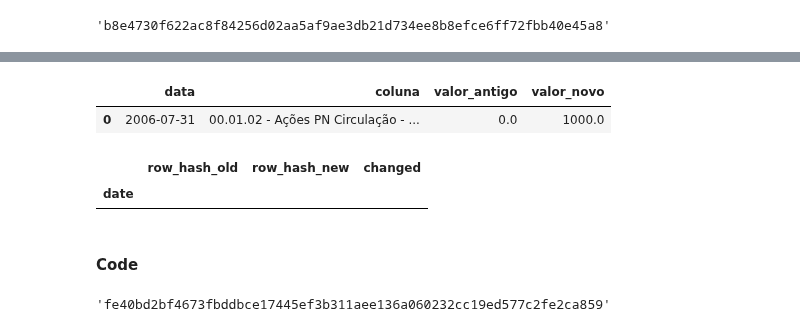
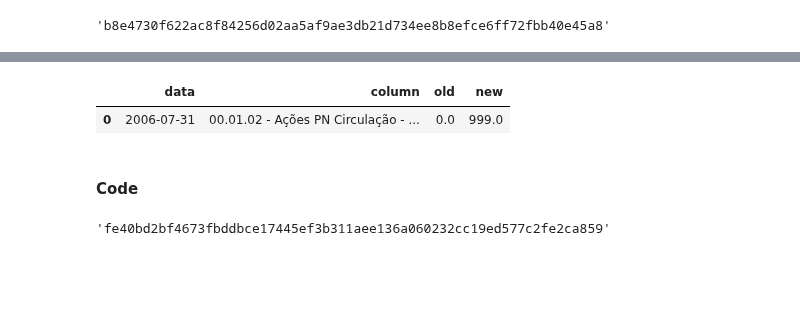
Before and after one commit to faustostangler/FLY, a Jupyter notebook: playgroung.ipynb, the cells around one changed output, grey strips where cells are left out. Drawn from its saved outputs; the diff is of its cells as text; code cells hidden in the pictures; blank space fills up the shorter version.

```diff
--- a/playgroung.ipynb
+++ b/playgroung.ipynb
@@ -1053,51 +1346,9 @@ False
-# %%
-# 1. Juntar apenas os row_hash para detectar mudanças
-hash_diff = base[["row_hash"]].join(
-    s1[["row_hash"]],
-    lsuffix='_original', rsuffix='_new',
-    how='outer'
-)
-
-# 2. Identificar índices onde o hash mudou
-hash_diff['changed'] = hash_diff['row_hash_original'] != hash_diff['row_hash_new']
-indices_alterados = hash_diff[hash_diff['changed']].index
-
-
-base_alt = base.loc[indices_alterados]
-s1_alt = s1.loc[indices_alterados]
-
-cols_para_comparar = [col for col in base.columns if col != 'row_hash']
-
-diff_detalhado = []
-
-for idx in indices_alterados:
-    linha_antiga = base_alt.loc[idx, cols_para_comparar]
-    linha_nova = s1_alt.loc[idx, cols_para_comparar]
-
-    # Comparar cada coluna
-    colunas_que_mudaram = linha_antiga[linha_antiga != linha_nova].index.tolist()
-
-    for col in colunas_que_mudaram:
-        diff_detalhado.append({
-            'data': idx,
-            'coluna': col,
-            'valor_antigo': linha_antiga[col],
-            'valor_novo': linha_nova[col]
-        })
-
-# Criar DataFrame do diff
-df_diff = pd.DataFrame(diff_detalhado)
-
-df_diff
-# %% [output]
-|  | data | coluna | valor_antigo | valor_novo |
-| 0 | 2006-07-31 | 00.01.02 - Ações PN Circulação - ... | 0.0 | 1000.0 |
-# %%
-mask = diff['changed'] == True
-diff[mask]
-# %% [output]
-|  | row_hash_old | row_hash_new | changed |
-| date |  |  |  |
+# %%
+diff = hash_diff(base, s1)
+diff
+# %% [output]
+|  | data | column | old | new |
+| 0 | 2006-07-31 | 00.01.02 - Ações PN Circulação - ... | 0.0 | 999.0 |
 # %% [markdown]
 #### Code
 # %%
```
Also changed, not shown: parts of 18 cells of this notebook.
